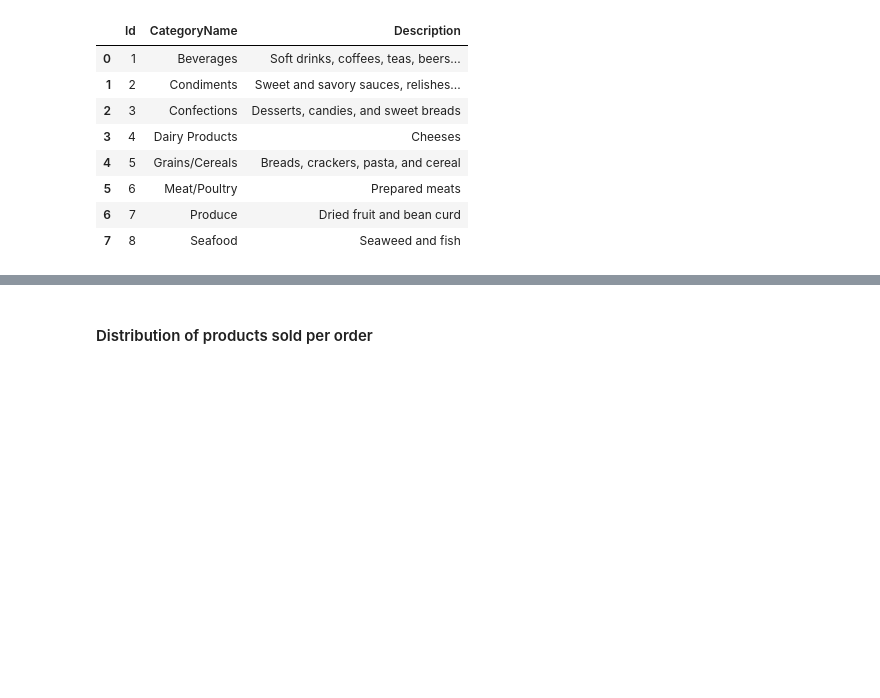
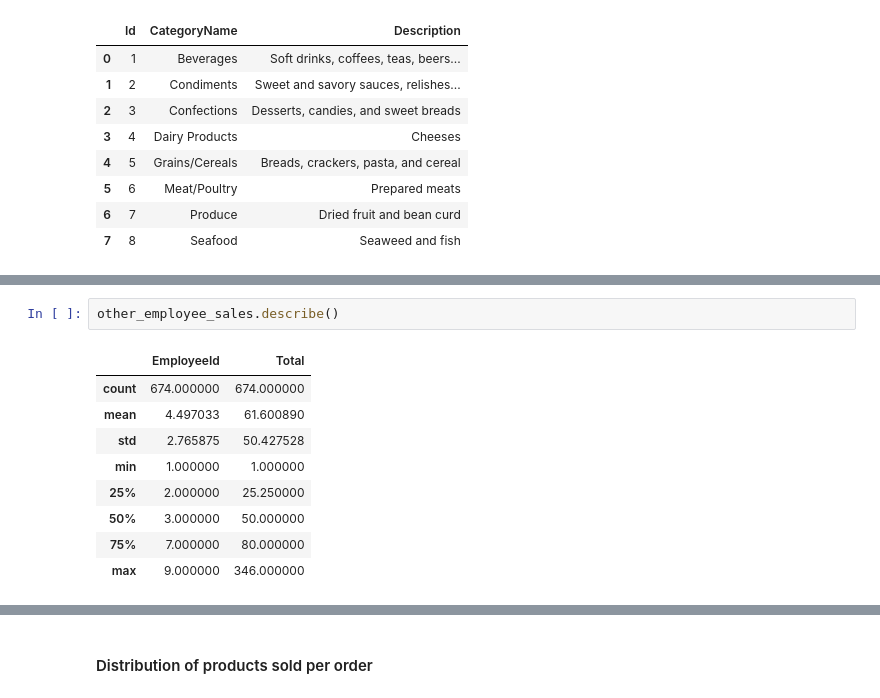
Before and after one commit to MagicMilly/dsc-2-final-project-online-ds-ft-100118, a Jupyter notebook: student.ipynb, the cells around one changed output, grey strips where cells are left out. Saved outputs shown, nothing was run; the diff lists cells and outputs as text; blank space fills up the shorter version.

```diff
--- a/student.ipynb
+++ b/student.ipynb
@@ -468,0 +485,12 @@ sales_by_order_df.head(15)
+# %%
+other_employee_sales.describe()
+# %% [output]
+|  | EmployeeId | Total |
+| count | 674.000000 | 674.000000 |
+| mean | 4.497033 | 61.600890 |
+| std | 2.765875 | 50.427528 |
+| min | 1.000000 | 1.000000 |
+| 25% | 2.000000 | 25.250000 |
+| 50% | 3.000000 | 50.000000 |
+| 75% | 7.000000 | 80.000000 |
+| max | 9.000000 | 346.000000 |
```
Also changed, not shown: parts of 45 cells of this notebook.
